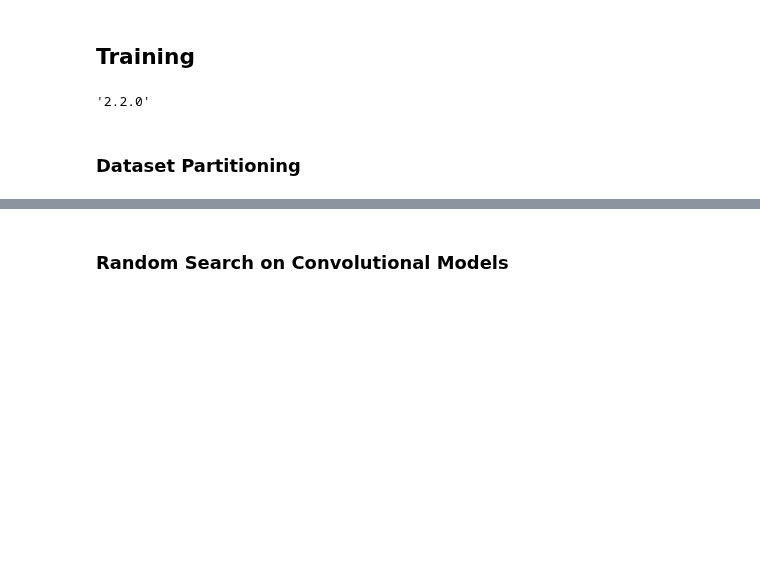
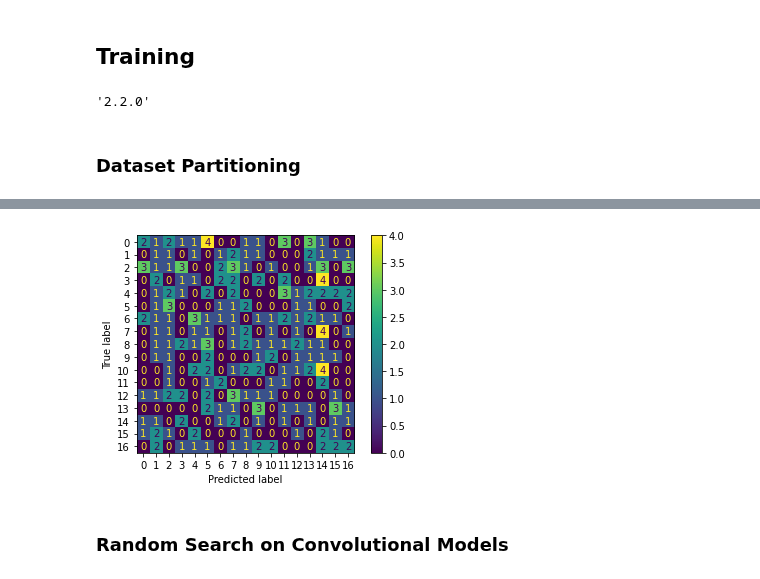
Before and after one commit to tduffy000/deep-learning-group, a Jupyter notebook: notebooks/Random_Search.ipynb, the cells around one changed output, grey strips where cells are left out. Saved outputs shown, nothing was run; the diff lists cells and outputs as text; code cells hidden in the pictures; blank space fills up the shorter version.

Commit message:
include dummy classifier

```diff
--- a/notebooks/Random_Search.ipynb
+++ b/notebooks/Random_Search.ipynb
@@ -157,0 +181,6 @@ tf.keras.backend.clear_session()
+# %%
+from sklearn.dummy import DummyClassifier
+
+dummy_clf = DummyClassifier(strategy="stratified")
+dummy_clf.fit(X_train, y_train)
+y_pred_dummy = dummy_clf.predict(X_test)
@@ -158,3 +209,16 @@ tf.keras.backend.clear_session()
+# %%
+from sklearn.metrics import confusion_matrix, ConfusionMatrixDisplay
+from sklearn.preprocessing import LabelEncoder
+
+le = LabelEncoder()
+listLabel = list(categorical_label_mapping)
+le.fit(listLabel)
+encodedLabel = le.transform(listLabel)
+confusion_matrix(y_test, y_pred_dummy)
+
+_ = ConfusionMatrixDisplay(confusion_matrix(y_test, y_pred_dummy), np.sort(encodedLabel)).plot()
+# %% [output]
+[figure, added]
 # %% [markdown]
 ### Random Search on Convolutional Models
 # %%
```
Also changed, not shown: parts of 7 cells of this notebook.
